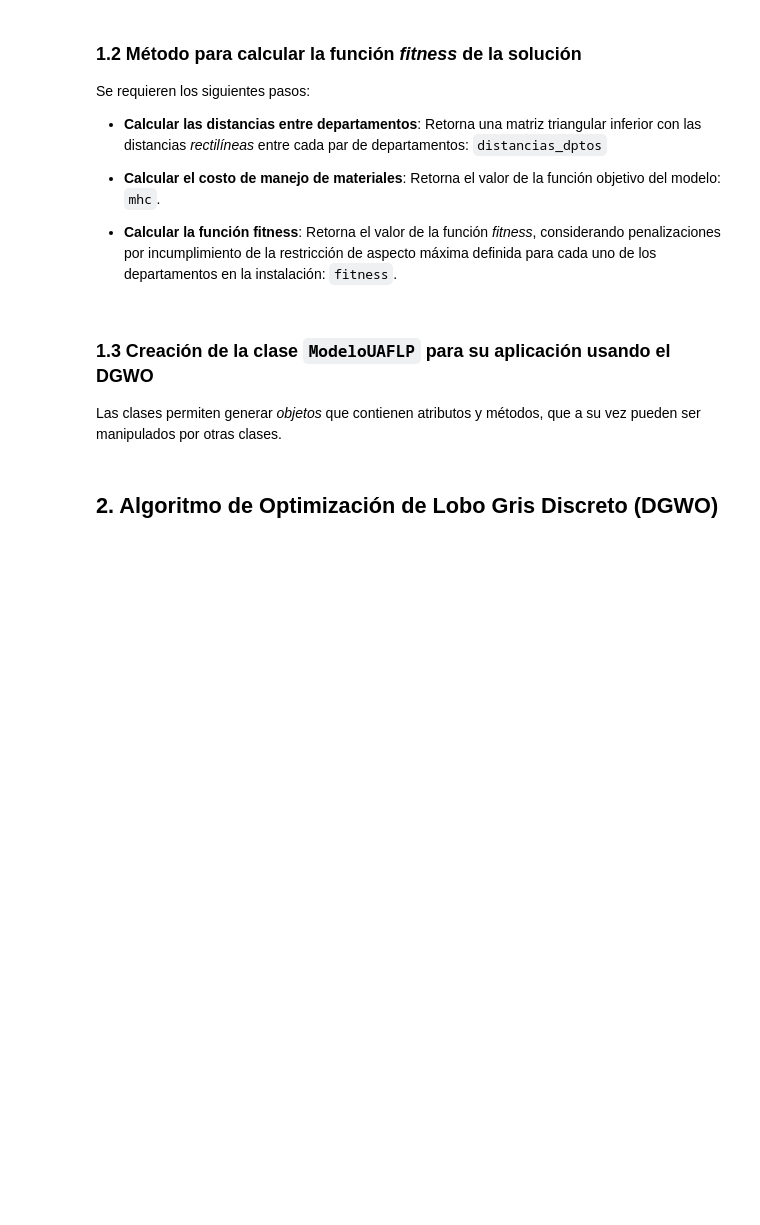
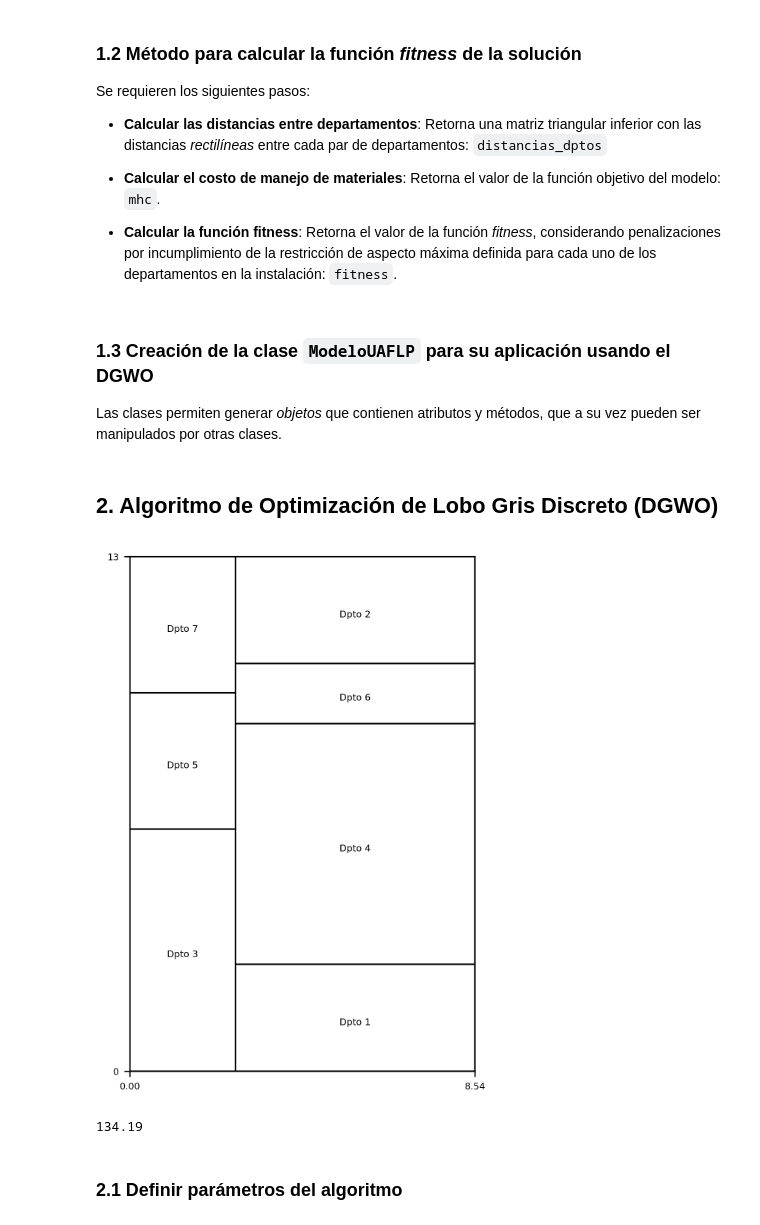
Before and after one commit to scaceresg/proj-uaflp-metaheuristics, a Jupyter notebook: Aplicacion DGWO.ipynb, the cells around one changed output. Cells and saved outputs as stored; diff of their text form; code cells hidden in the pictures; blank space fills up the shorter version.

```diff
--- a/Aplicacion DGWO.ipynb
+++ b/Aplicacion DGWO.ipynb
@@ -226,2 +348,15 @@ class ModeloUAFLP:
 # %% [markdown]
 ## 2. Algoritmo de Optimización de Lobo Gris Discreto (DGWO)
+# %%
+uaflp = ModeloUAFLP(n_dptos=n_dptos, areas_dptos=areas_dptos, flujo_materiales=fl_materiales, lados_instalacion=lados_inst,
+                    tasa_aspecto_max=max_rel_aspecto, costo_manejo_unit=costo_manejo_unitario)
+# %%
+uaflp.dibujar_layout(solucion)
+# %% [output]
+[figure, added]
+# %%
+uaflp.calcular_fitness(solucion)
+# %% [output]
+134.19
+# %% [markdown]
+### 2.1 Definir parámetros del algoritmo
```
Also changed, not shown: parts of 8 cells of this notebook.
